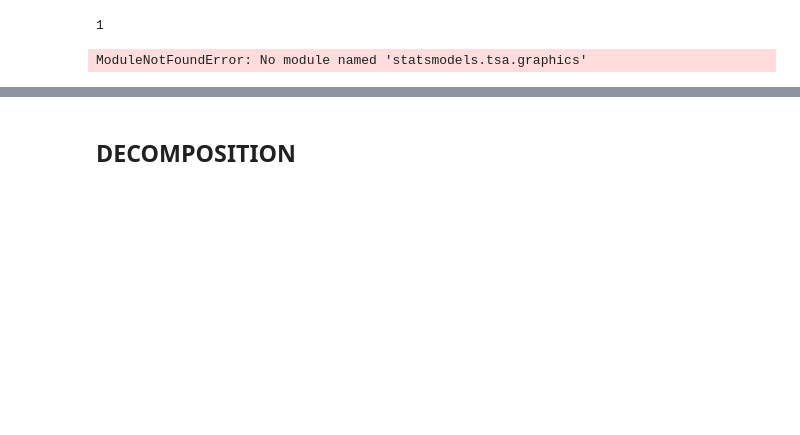
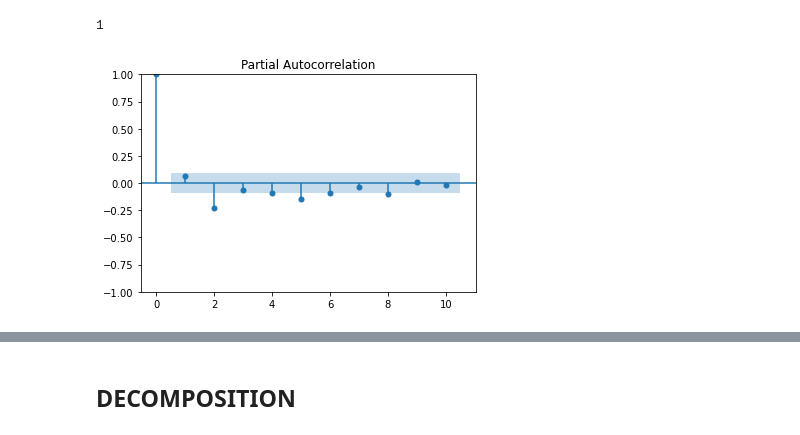
Before and after one commit to LeventSoykan/Analysis_IBB_Istanbul_Weather_Traffic_Dataset, a Jupyter notebook: analysis_hourly_figures.ipynb, the cells around one changed output, grey strips where cells are left out. Drawn from its saved outputs; the diff is of its cells as text; code cells hidden in the pictures; blank space fills up the shorter version.

```diff
--- a/analysis_hourly_figures.ipynb
+++ b/analysis_hourly_figures.ipynb
@@ -227,7 +232,7 @@ ndiffs(temperature, test='adf')
 # %% [output]
 1
 # %%
-from statsmodels.graphics.tsaplots import plot_pacf
-plot_pacf(diff1.dropna());
+from statsmodels.graphics.tsaplots import plot_acf, plot_pacf
+plot_pacf(diff1.dropna(), lags=10);
 # %% [output]
-ModuleNotFoundError: No module named 'statsmodels.tsa.graphics'
+[figure, added]
```
Also changed, not shown: parts of 10 cells of this notebook.
